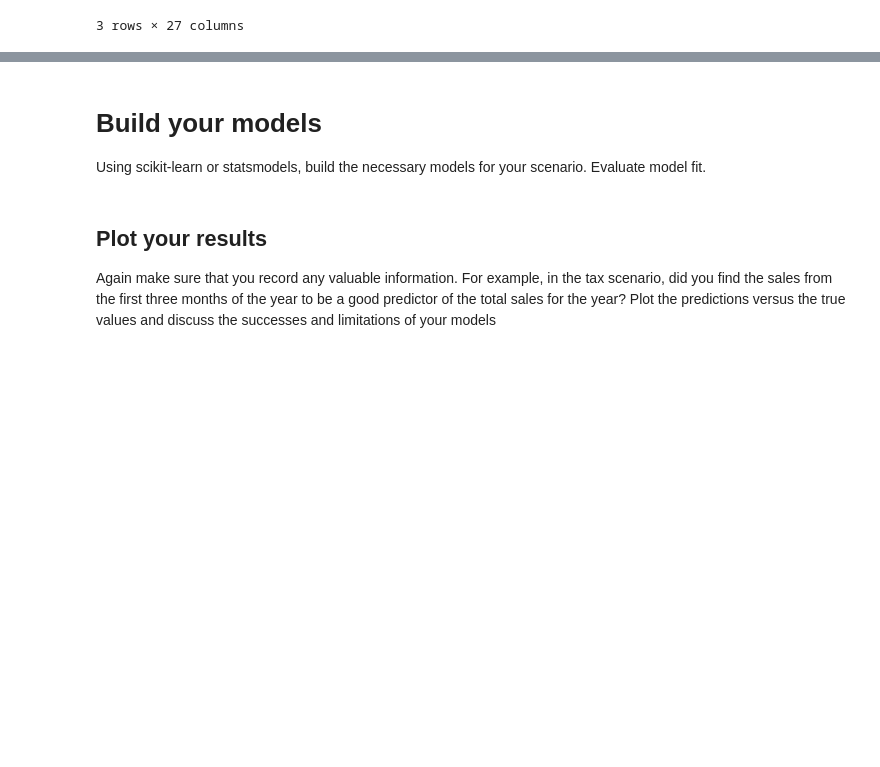
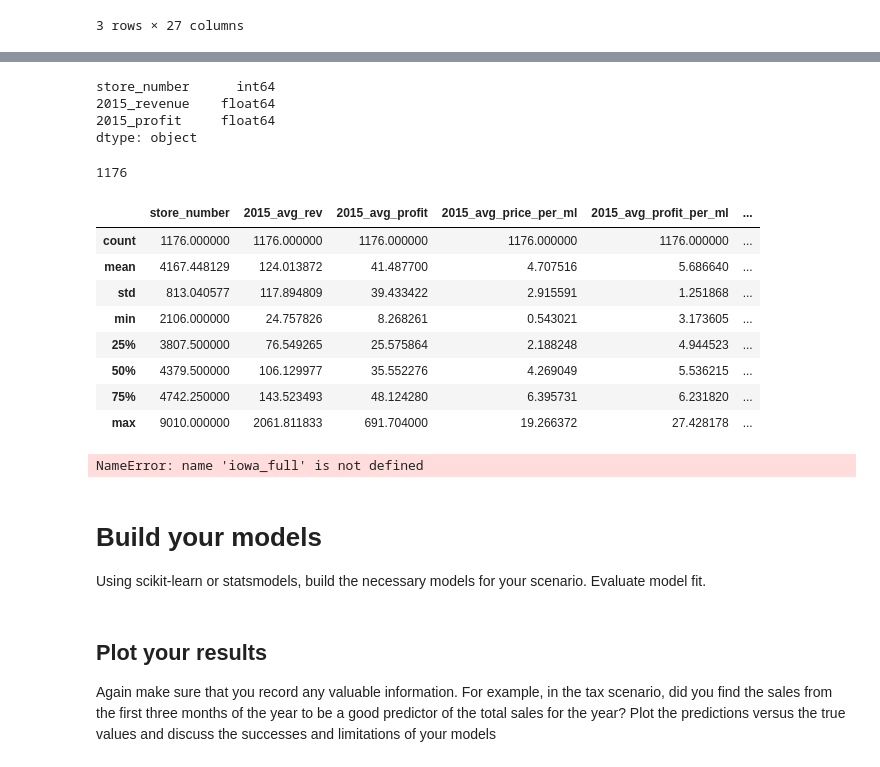
Before and after one commit to spockl/GA-DSI, a Jupyter notebook: projects/projects-weekly/Pocklington_Project-03.ipynb, the cells around one changed output, grey strips where cells are left out. Saved outputs shown, nothing was run; the diff lists cells and outputs as text; code cells hidden in the pictures; blank space fills up the shorter version.

```diff
--- a/projects/projects-weekly/Pocklington_Project-03.ipynb
+++ b/projects/projects-weekly/Pocklington_Project-03.ipynb
@@ -423,0 +444,7 @@ Look for any statistical relationships, correlations, or other relevant properti
+# %%
+iowa_2015.dtypes
+# %% [output]
+store_number      int64
+2015_revenue    float64
+2015_profit     float64
+dtype: object
@@ -424,3 +455,40 @@ Look for any statistical relationships, correlations, or other relevant properti
+# %%
+# Create a df summarizing mean metrics for 2015 at store-level
+mean_metrics = ['sales', 'profit_per_bottle', 'price_per_ml', 'profit_per_ml', 'profit_per_bottle']
+iowa_mean_2015 = full_iowa[full_iowa['year'] == 2015].groupby(['store_number'])[mean_metrics].agg(np.mean)
+iowa_mean_2015.columns = ['2015_avg_rev','2015_avg_profit','2015_avg_price_per_ml', \
+                         '2015_avg_profit_per_ml', '2015_avg_profit_per_bottle']
+iowa_mean_2015.reset_index(inplace=True)
+print len(iowa_mean_2015)
+iowa_mean_2015.describe(include='all')
+# %% [output]
+1176
+|  | store_number | 2015_avg_rev | 2015_avg_profit | 2015_avg_price_per_ml | 2015_avg_profit_per_ml | ... |
+| count | 1176.000000 | 1176.000000 | 1176.000000 | 1176.000000 | 1176.000000 | ... |
+| mean | 4167.448129 | 124.013872 | 41.487700 | 4.707516 | 5.686640 | ... |
+| std | 813.040577 | 117.894809 | 39.433422 | 2.915591 | 1.251868 | ... |
+| min | 2106.000000 | 24.757826 | 8.268261 | 0.543021 | 3.173605 | ... |
+| 25% | 3807.500000 | 76.549265 | 25.575864 | 2.188248 | 4.944523 | ... |
+| 50% | 4379.500000 | 106.129977 | 35.552276 | 4.269049 | 5.536215 | ... |
+| 75% | 4742.250000 | 143.523493 | 48.124280 | 6.395731 | 6.231820 | ... |
+| max | 9010.000000 | 2061.811833 | 691.704000 | 19.266372 | 27.428178 | ... |
+# %%
+# Create a df summarizing total sales and revenues in 2015 at store-level
+sum_metrics = ['sales', 'profit_per_bottle']
+iowa_sum_2015Q1 = full_iowa[full_iowa['quarter'] == 'Q1-2015'].groupby(['store_number'])[sum_metrics].agg(np.sum)
+iowa_sum_2015Q1.columns = ['Q1-15_total_revenue','Q1-15_profit']
+iowa_sum_2015Q1.reset_index(inplace=True)
+print len(iowa_sum_2015Q1)
+
+# Create a df summarizing mean metrics
+mean_metrics = ['sales', 'profit_per_bottle', 'price_per_ml', 'profit_per_ml']
+iowa_mean_2015Q1 = full_iowa[full_iowa['quarter'] == 'Q1-2015'].groupby(['store'])[mean_metrics].agg(np.mean)
+iowa_mean_2015Q1.columns = ['Q1-15_avg_rev','Q1-15_avg_profit','Q1-15_avg_price_per_ml', \
+                         'Q1-15_avg_profit_per_ml', 'Q1-15_avg_profit_per_bottle']
+iowa_mean_2015Q1.reset_index(inplace=True)
+print len(iowa_mean_2015Q1)
+# %% [output]
+NameError: name 'iowa_full' is not defined
 # %% [markdown]
 # Build your models
 
```
Also changed, not shown: parts of 6 cells of this notebook.
